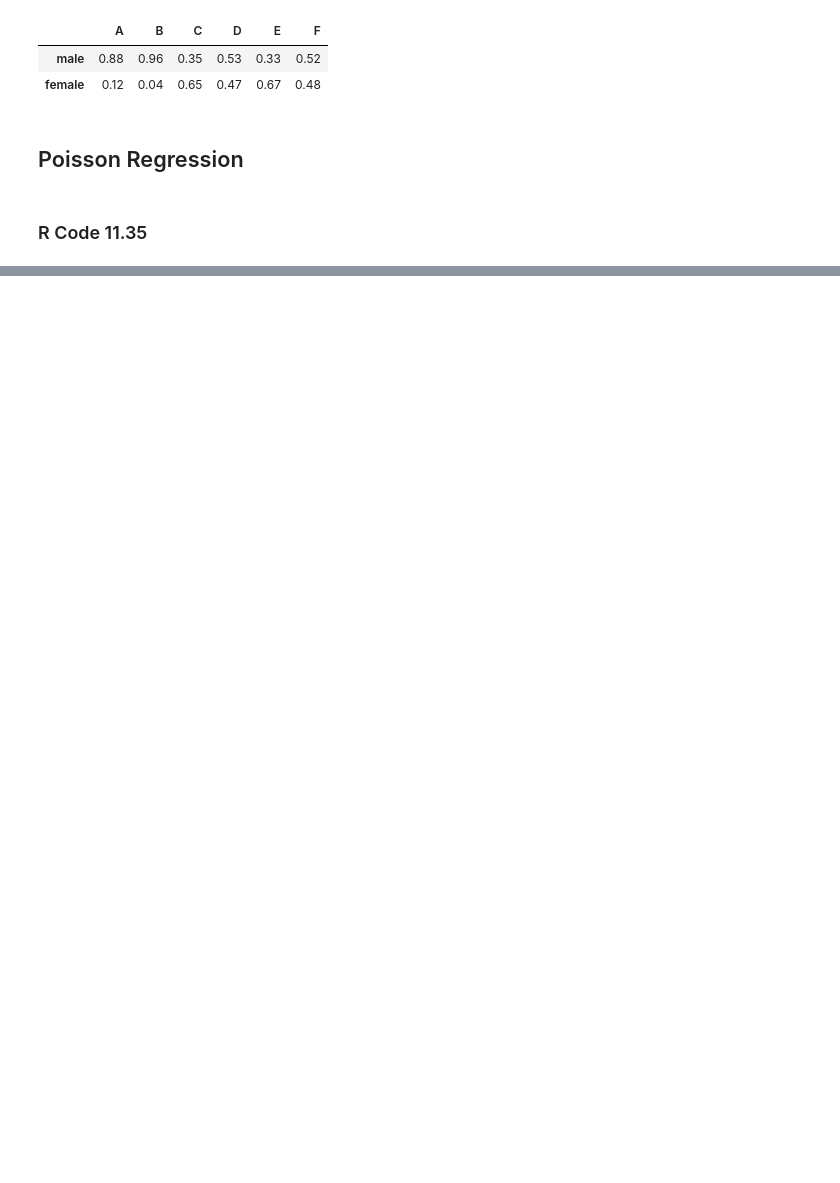
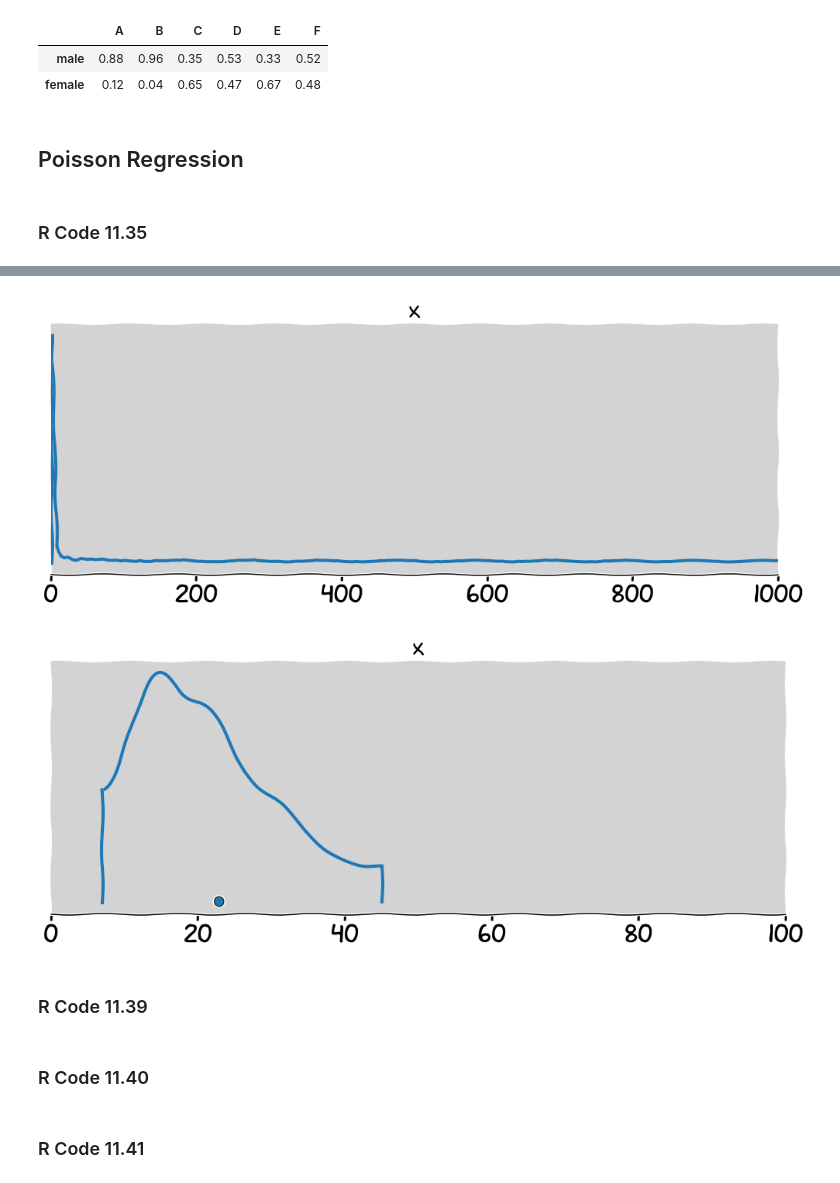
Before and after one commit to rodolphomacedo/statistical_rethinking_pt_BR, a Jupyter notebook: parte_11.ipynb, the cells around one changed output, grey strips where cells are left out. Cells and saved outputs as stored; diff of their text form; code cells hidden in the pictures; blank space fills up the shorter version.

```diff
--- a/parte_11.ipynb
+++ b/parte_11.ipynb
@@ -1680,0 +1628,13 @@ plt.show()
+# %%
+az.plot_density(np.random.lognormal(0, 5, 1000),
+               figsize=(17, 6))
+plt.xlim(0,1000)
+az.plot_density(np.random.lognormal(3, 0.5, 1000),
+               figsize=(17, 6))
+plt.xlim(0, 100)
+plt.show()
+# %% [output]
+[figure, added]
+[figure, added]
+# %% [markdown]
+### R Code 11.39
@@ -1680,0 +1645,2 @@ plt.show()
+# %% [markdown]
+### R Code 11.40
@@ -1680,0 +1653,2 @@ plt.show()
+# %% [markdown]
+### R Code 11.41
```
Also changed, not shown: parts of 77 cells of this notebook.
